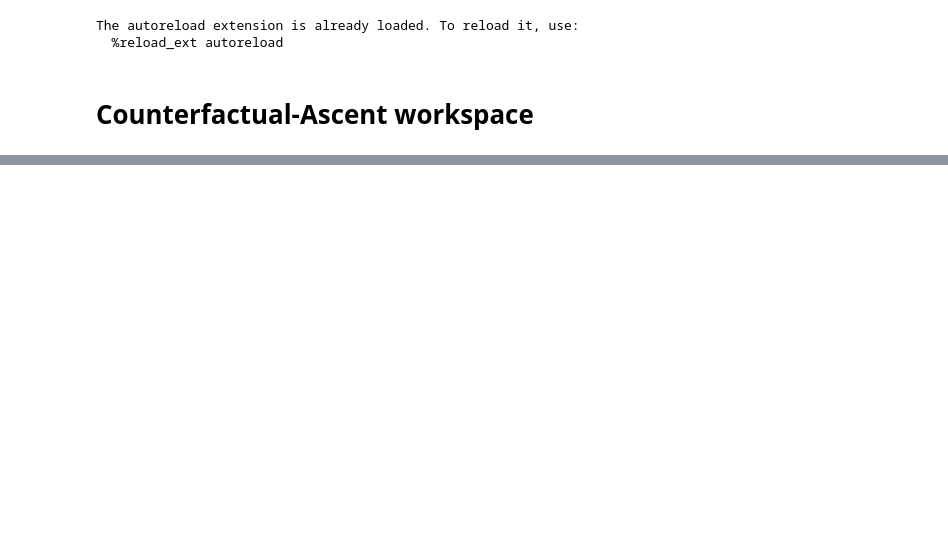
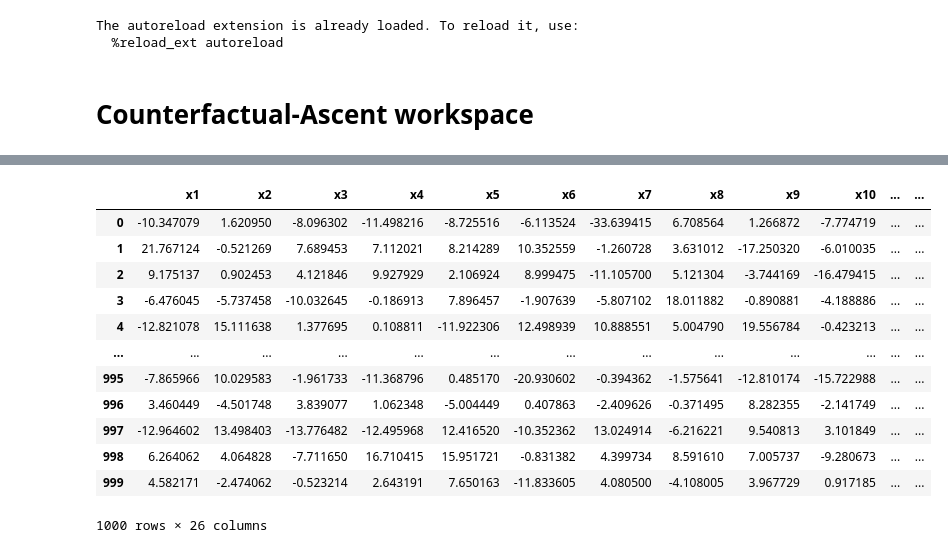
Before and after one commit to jepp3183/Thesis2025, a Jupyter notebook: code/lib/cf_a/ascent.ipynb, the cells around one changed output, grey strips where cells are left out. Cells and saved outputs as stored; diff of their text form; code cells hidden in the pictures; blank space fills up the shorter version.

```diff
--- a/code/lib/cf_a/ascent.ipynb
+++ b/code/lib/cf_a/ascent.ipynb
@@ -70,0 +82,22 @@ plt.legend()
+# %%
+model = RandomForestClassifier()
+model.fit(X, y)
+pred = model.predict(X)
+pred = [str(l) for l in pred]
+stacked = np.column_stack((X, pred))
+df = pd.DataFrame(stacked, columns=[f'x{i+1}' for i in range(X.shape[1])]+['label'], dtype=float)
+df
+# %% [output]
+|  | x1 | x2 | x3 | x4 | x5 | x6 | x7 | x8 | x9 | x10 | ... | ... |
+| 0 | -10.347079 | 1.620950 | -8.096302 | -11.498216 | -8.725516 | -6.113524 | -33.639415 | 6.708564 | 1.266872 | -7.774719 | ... | ... |
+| 1 | 21.767124 | -0.521269 | 7.689453 | 7.112021 | 8.214289 | 10.352559 | -1.260728 | 3.631012 | -17.250320 | -6.010035 | ... | ... |
+| 2 | 9.175137 | 0.902453 | 4.121846 | 9.927929 | 2.106924 | 8.999475 | -11.105700 | 5.121304 | -3.744169 | -16.479415 | ... | ... |
+| 3 | -6.476045 | -5.737458 | -10.032645 | -0.186913 | 7.896457 | -1.907639 | -5.807102 | 18.011882 | -0.890881 | -4.188886 | ... | ... |
+| 4 | -12.821078 | 15.111638 | 1.377695 | 0.108811 | -11.922306 | 12.498939 | 10.888551 | 5.004790 | 19.556784 | -0.423213 | ... | ... |
+| ... | ... | ... | ... | ... | ... | ... | ... | ... | ... | ... | ... | ... |
+| 995 | -7.865966 | 10.029583 | -1.961733 | -11.368796 | 0.485170 | -20.930602 | -0.394362 | -1.575641 | -12.810174 | -15.722988 | ... | ... |
+| 996 | 3.460449 | -4.501748 | 3.839077 | 1.062348 | -5.004449 | 0.407863 | -2.409626 | -0.371495 | 8.282355 | -2.141749 | ... | ... |
+| 997 | -12.964602 | 13.498403 | -13.776482 | -12.495968 | 12.416520 | -10.352362 | 13.024914 | -6.216221 | 9.540813 | 3.101849 | ... | ... |
+| 998 | 6.264062 | 4.064828 | -7.711650 | 16.710415 | 15.951721 | -0.831382 | 4.399734 | 8.591610 | 7.005737 | -9.280673 | ... | ... |
+| 999 | 4.582171 | -2.474062 | -0.523214 | 2.643191 | 7.650163 | -11.833605 | 4.080500 | -4.108005 | 3.967729 | 0.917185 | ... | ... |
+1000 rows × 26 columns
```
Also changed, not shown: parts of 9 cells of this notebook, 4 other files.
